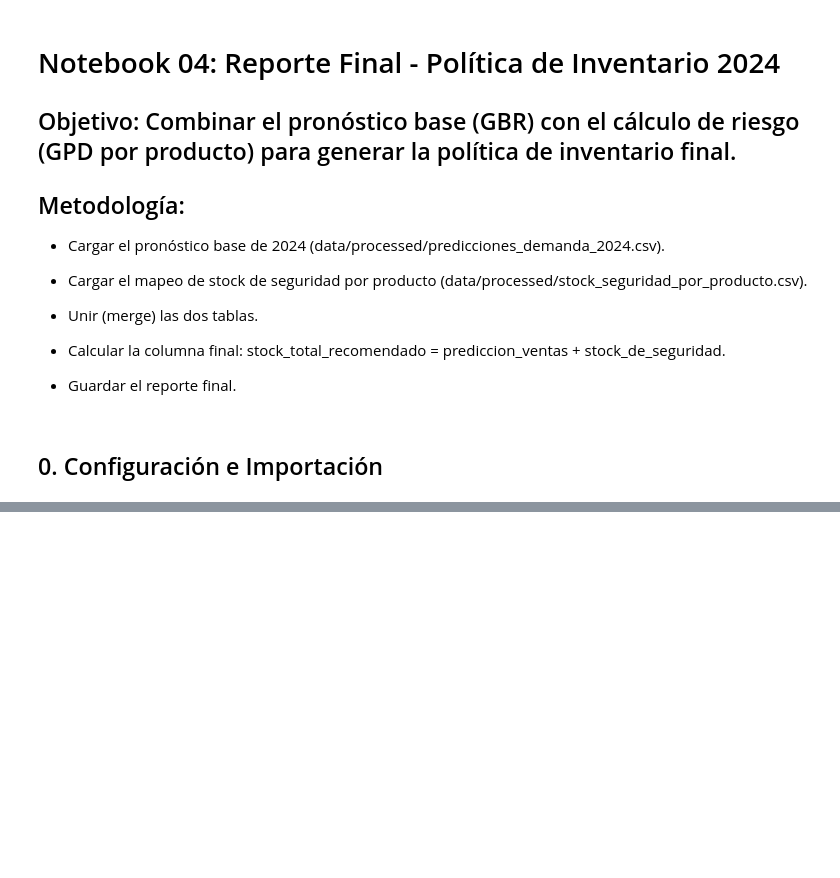
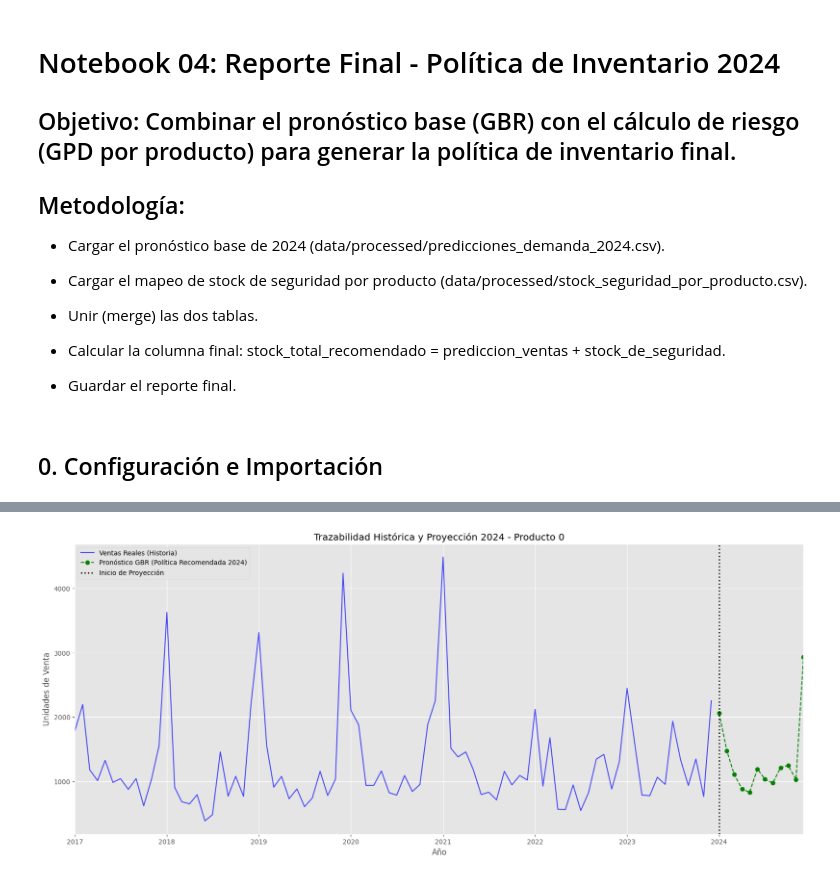
Before and after one commit to lugerlakes/agricultural_demand_forecast, a Jupyter notebook: notebooks/04-generar_reporte_final.ipynb, the cells around one changed output, grey strips where cells are left out. Drawn from its saved outputs; the diff is of its cells as text; code cells hidden in the pictures; blank space fills up the shorter version.

```diff
--- a/notebooks/04-generar_reporte_final.ipynb
+++ b/notebooks/04-generar_reporte_final.ipynb
@@ -22,5 +22,6 @@ import matplotlib.pyplot as plt
 import seaborn as sns
 
 plt.style.use('ggplot')
+plt.rcParams['figure.figsize'] = (15, 7)
 # %% [markdown]
 ## 1. Cargar Artefactos del Modelo
@@ -196,0 +39,6 @@ Este es el archivo CSV que se entrega al negocio.
+# %%
+path_historial = '../data/raw/demanding_forecast.csv'
+df_historial = pd.read_csv(path_historial)
+df_historial['fecha'] = pd.to_datetime(df_historial['fecha'])
+
+print(f"Historial completo cargado: {len(df_historial)} filas.")
@@ -196,0 +49,10 @@ Este es el archivo CSV que se entrega al negocio.
+# %%
+# El pronóstico es la recomendación final
+df_final = df_pronostico.copy()
+df_final['stock_total_recomendado'] = np.round(df_final['prediccion_ventas'])
+
+# Reordenar columnas
+df_final = df_final[['fecha', 'prod_id', 'prediccion_ventas', 'stock_total_recomendado']]
+
+print("Reporte final (basado solo en GBR) generado:")
+print(df_final.head())
@@ -319,0 +75,50 @@ Generando gráfico de trazabilidad para Producto 0...
+# %%
+# --- 4. Visualización de Trazabilidad (Simplificada) ---
+PRODUCT_ID_TO_PLOT = 0 # Elige un producto
+
+# Historial
+df_plot_hist = df_historial[df_historial['prod_id'] == PRODUCT_ID_TO_PLOT]
+# Pronóstico (ya está en df_final)
+df_plot_fcst = df_final[df_final['prod_id'] == PRODUCT_ID_TO_PLOT]
+
+plt.figure(figsize=(20, 8))
+# 1. Historial de ventas reales
+plt.plot(
+    df_plot_hist['fecha'],
+    df_plot_hist['ventas'],
+    label='Ventas Reales (Historia)',
+    color='blue',
+    alpha=0.7
+)
+
+# 2. Pronóstico GBR (la nueva política)
+plt.plot(
+    df_plot_fcst['fecha'],
+    df_plot_fcst['stock_total_recomendado'],
+    label='Pronóstico GBR (Política Recomendada 2024)',
+    color='green',
+    linestyle='--',
+    marker='o'
+)
+
+# 3. Línea vertical de separación
+plt.axvline(
+    pd.to_datetime('2024-01-01'),
+    color='black',
+    linestyle=':',
+    linewidth=2,
+    label='Inicio de Proyección'
+)
+
+plt.title(f'Trazabilidad Histórica y Proyección 2024 - Producto {PRODUCT_ID_TO_PLOT}')
+plt.ylabel('Unidades de Venta')
+plt.xlabel('Año')
+plt.xlim(pd.to_datetime('2017-01-01'), pd.to_datetime('2024-12-01'))
+plt.legend()
+plt.grid(True)
+
+# Guardar la figura final
+plt.savefig('../reports/figures/trazabilidad_final_gbr.png', bbox_inches='tight')
+plt.show()
+# %% [output]
+[figure, added]
```
Also changed, not shown: parts of 17 cells of this notebook, 3 other files.
